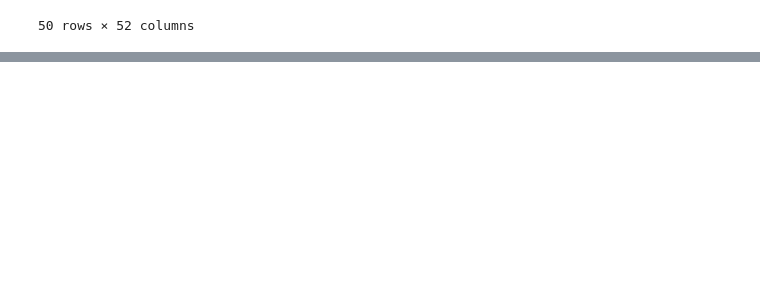
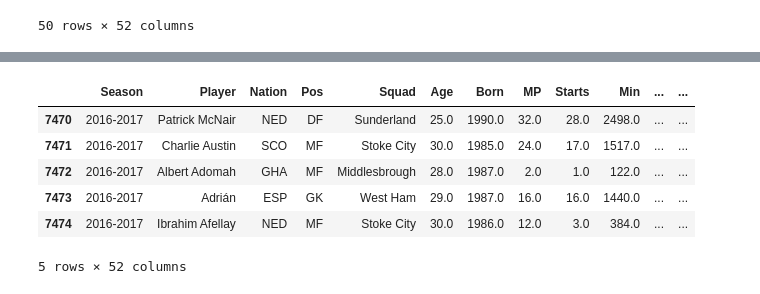
Before and after one commit to AEGDDI/dream-team-fpl-prediction, a Jupyter notebook: code/merging/players_merging.ipynb, the cells around one changed output, grey strips where cells are left out. Drawn from its saved outputs; the diff is of its cells as text; code cells hidden in the pictures; blank space fills up the shorter version.

Commit message:
matching names

```diff
--- a/code/merging/players_merging.ipynb
+++ b/code/merging/players_merging.ipynb
@@ -62,0 +128,52 @@ unmatched_obs.head(50)
+# %%
+from fuzzywuzzy import fuzz
+from fuzzywuzzy import process
+
+# Filter the merged_df for the season 2016-2017
+filtered_df = merged_df[merged_df['Season'] >= '2016-2017']
+
+# Set a threshold for matching similarity
+threshold = 85
+
+# Create a dictionary to store the matched names
+matched_names = {}
+
+# Iterate over each unique name in the filtered DataFrame
+for name in filtered_df['Player'].unique():
+    # Check if the name has already been matched
+    if name not in matched_names:
+        # Split the name into first name and surname
+        name_parts = name.split(' ', 1)
+
+        if len(name_parts) == 2:
+            first_name, surname = name_parts
+        else:
+            # Handle cases where there is no space separator
+            first_name = name_parts[0]
+            surname = ""
+
+        # Find potential matches for the first name
+        potential_matches_first = process.extractBests(first_name, filtered_df['Player'].unique(), scorer=fuzz.token_set_ratio, score_cutoff=threshold)
+
+        # Find potential matches for the surname
+        potential_matches_surname = process.extractBests(surname, filtered_df['Player'].unique(), scorer=fuzz.token_set_ratio, score_cutoff=threshold)
+
+        # Check if there are any potential matches for both first name and surname
+        if len(potential_matches_first) > 1 and len(potential_matches_surname) > 1:
+            # Iterate over potential matches and merge the data
+            for match_first in potential_matches_first:
+                for match_surname in potential_matches_surname:
+                    if match_first[0] != name and match_surname[0] != name:
+                        matched_first_name = match_first[0].split(' ', 1)[0]
+                        matched_surname = match_surname[0].split(' ', 1)[-1]
+
+                        if fuzz.token_set_ratio(first_name, matched_first_name) >= threshold and fuzz.token_set_ratio(surname, matched_surname) >= threshold:
+                            matched_names[match_first[0]] = name
+                            matched_names[match_surname[0]] = name
+
+# Update the 'Player' column with the merged names
+filtered_df['Player'] = filtered_df['Player'].replace(matched_names)
+
+# Print the updated DataFrame
+filtered_df.head()
+# %% [output]
@@ -62,0 +197,7 @@ unmatched_obs.head(50)
+|  | Season | Player | Nation | Pos | Squad | Age | Born | MP | Starts | Min | ... | ... |
+| 7470 | 2016-2017 | Patrick McNair | NED | DF | Sunderland | 25.0 | 1990.0 | 32.0 | 28.0 | 2498.0 | ... | ... |
+| 7471 | 2016-2017 | Charlie Austin | SCO | MF | Stoke City | 30.0 | 1985.0 | 24.0 | 17.0 | 1517.0 | ... | ... |
+| 7472 | 2016-2017 | Albert Adomah | GHA | MF | Middlesbrough | 28.0 | 1987.0 | 2.0 | 1.0 | 122.0 | ... | ... |
+| 7473 | 2016-2017 | Adrián | ESP | GK | West Ham | 29.0 | 1987.0 | 16.0 | 16.0 | 1440.0 | ... | ... |
+| 7474 | 2016-2017 | Ibrahim Afellay | NED | MF | Stoke City | 30.0 | 1986.0 | 12.0 | 3.0 | 384.0 | ... | ... |
+5 rows × 52 columns
```
Also changed, not shown: parts of 5 cells of this notebook.
